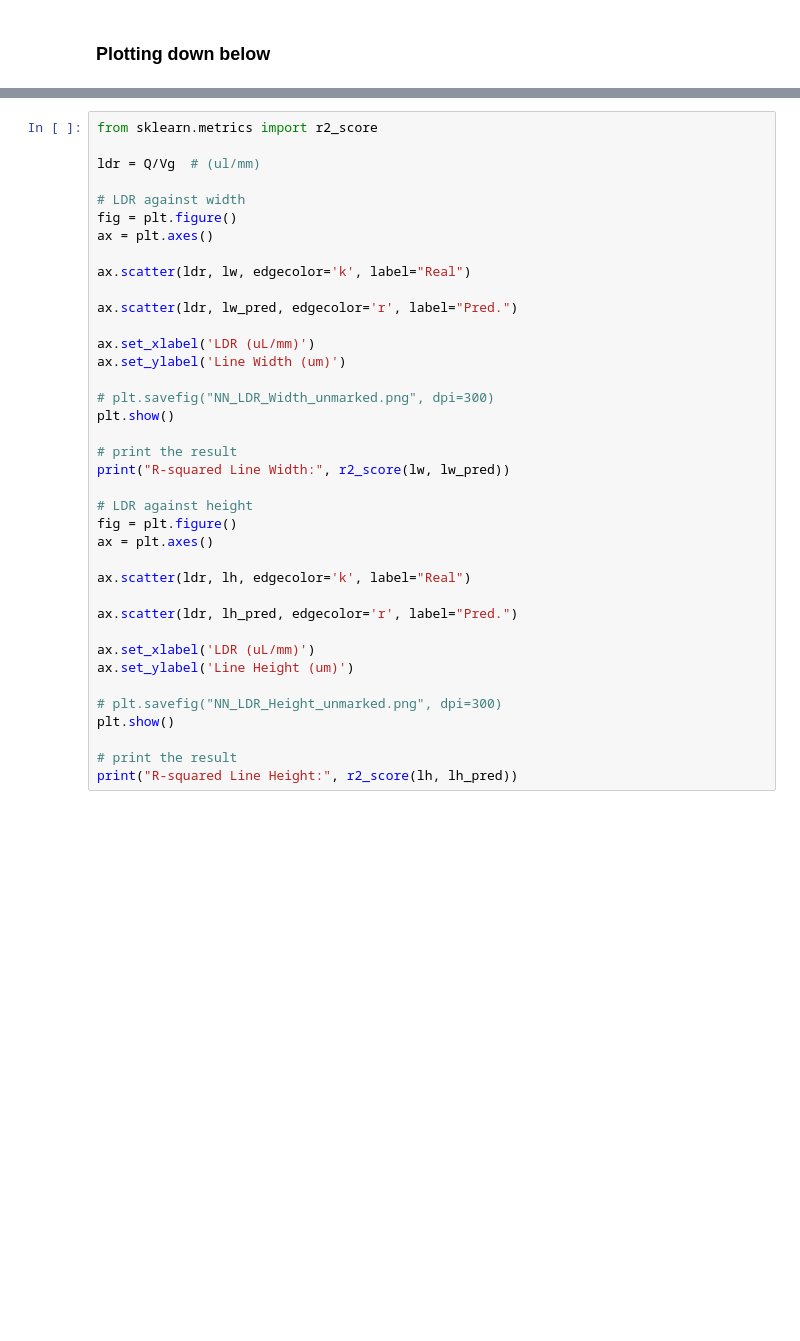
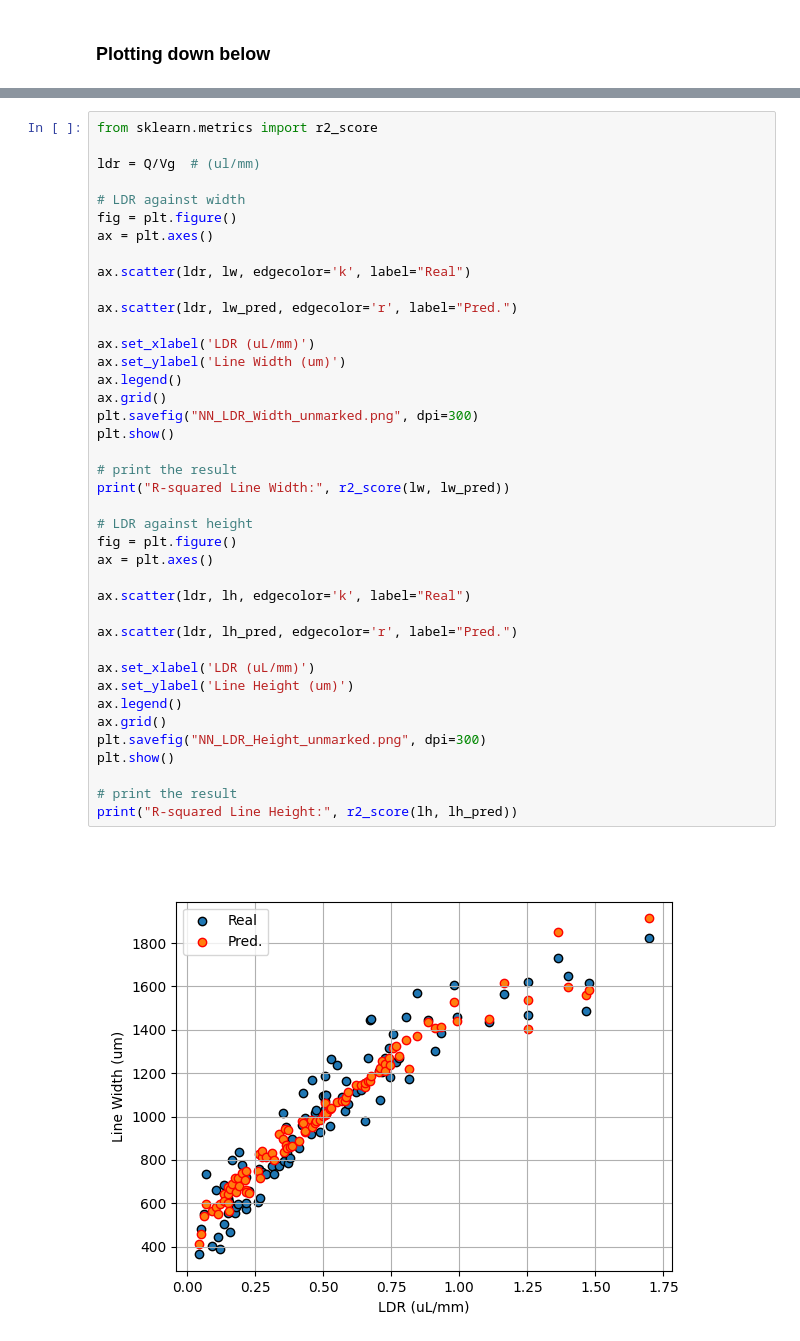
Before and after one commit to JerryCh3n/Bachelor-Thesis, a Jupyter notebook: NN_model.ipynb, the cells around one changed output, grey strips where cells are left out. Cells and saved outputs as stored; diff of their text form; blank space fills up the shorter version.

```diff
--- a/NN_model.ipynb
+++ b/NN_model.ipynb
@@ -339,34 +376,38 @@ ldr = Q/Vg  # (ul/mm)
 
 # LDR against width
 fig = plt.figure()
 ax = plt.axes()
 
 ax.scatter(ldr, lw, edgecolor='k', label="Real")
 
 ax.scatter(ldr, lw_pred, edgecolor='r', label="Pred.")
 
 ax.set_xlabel('LDR (uL/mm)')
 ax.set_ylabel('Line Width (um)')
-
-# plt.savefig("NN_LDR_Width_unmarked.png", dpi=300)
+ax.legend()
+ax.grid()
+plt.savefig("NN_LDR_Width_unmarked.png", dpi=300)
 plt.show()
 
 # print the result
 print("R-squared Line Width:", r2_score(lw, lw_pred))
 
 # LDR against height
 fig = plt.figure()
 ax = plt.axes()
 
 ax.scatter(ldr, lh, edgecolor='k', label="Real")
 
 ax.scatter(ldr, lh_pred, edgecolor='r', label="Pred.")
 
 ax.set_xlabel('LDR (uL/mm)')
 ax.set_ylabel('Line Height (um)')
-
-# plt.savefig("NN_LDR_Height_unmarked.png", dpi=300)
+ax.legend()
+ax.grid()
+plt.savefig("NN_LDR_Height_unmarked.png", dpi=300)
 plt.show()
 
 # print the result
 print("R-squared Line Height:", r2_score(lh, lh_pred))
+# %% [output]
+[figure, added]
```
Also changed, not shown: parts of 4 cells of this notebook, 22 other files.
